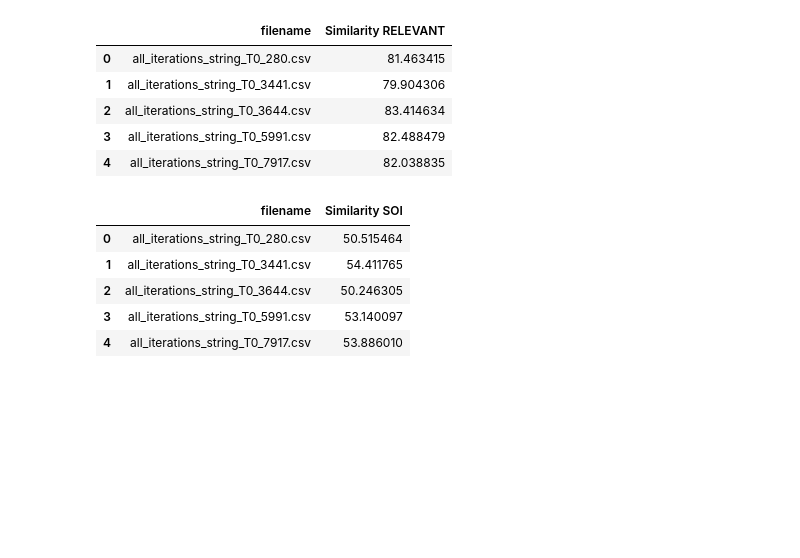
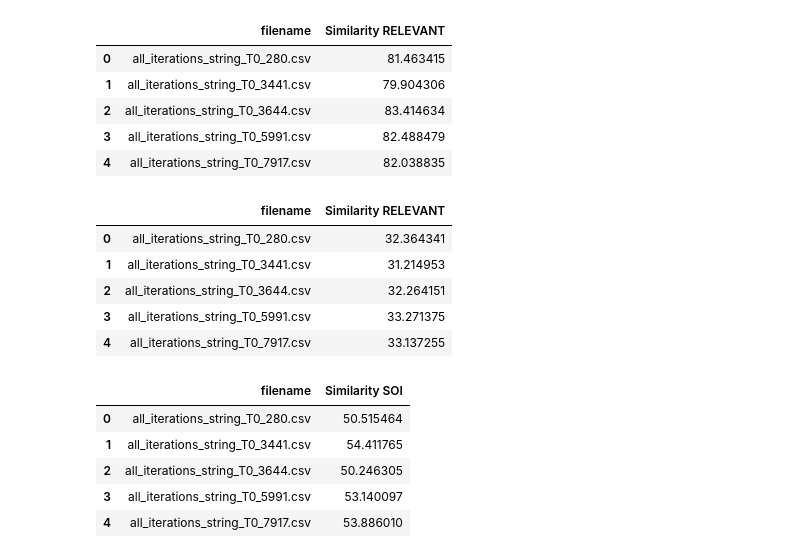
Before and after one commit to svansanten/TextToDistributiveJustice, a Jupyter notebook: DJ_GPT_analysis/GPT_relevance_B1.ipynb, the cells around one changed output. Drawn from its saved outputs; the diff is of its cells as text; code cells hidden in the pictures; blank space fills up the shorter version.

Commit message:
Performing and results of string relevance and num relevance

```diff
--- a/DJ_GPT_analysis/GPT_relevance_B.ipynb
+++ b/DJ_GPT_analysis/GPT_relevance_B1.ipynb
@@ -412,6 +412,35 @@ B101similarity_relevant
 | 2 | all_iterations_string_T0_3644.csv | 83.414634 |
 | 3 | all_iterations_string_T0_5991.csv | 82.488479 |
 | 4 | all_iterations_string_T0_7917.csv | 82.038835 |
+# %%
+B101similarity_scores_relevant_precision = []
+
+for filename in os.listdir(directoryB101):
+    file_path = os.path.join(directoryB101, filename)
+    df = pd.read_csv(file_path)
+
+    relevant_df = df[df['RELEVANCE_y'] == 'Relevant']
+
+    Rx = relevant_df['RELEVANCE_x']
+    Ry = relevant_df['RELEVANCE_y']
+
+    similarity_score = get_similarity_score(Rx,Ry)
+
+    #Save the score in a dataframe
+    B101similarity_scores_relevant_precision.append((filename, similarity_score))
+
+# Convert the list to a DataFrame
+B101similarity_relevant_precision = pd.DataFrame(B101similarity_scores_relevant_precision, columns=['filename', 'Similarity RELEVANT'])
+B101similarity_relevant_precision.to_csv("STRING_RESULT/B1.0.1/T0_similarity_scores_relevant_precision", index=False)
+
+B101similarity_relevant_precision
+# %% [output]
+|  | filename | Similarity RELEVANT |
+| 0 | all_iterations_string_T0_280.csv | 32.364341 |
+| 1 | all_iterations_string_T0_3441.csv | 31.214953 |
+| 2 | all_iterations_string_T0_3644.csv | 32.264151 |
+| 3 | all_iterations_string_T0_5991.csv | 33.271375 |
+| 4 | all_iterations_string_T0_7917.csv | 33.137255 |
 # %%
 B101similarity_scores_SOI = []
 
```
Also changed, not shown: parts of 1 cell of this notebook, 31 other files.
